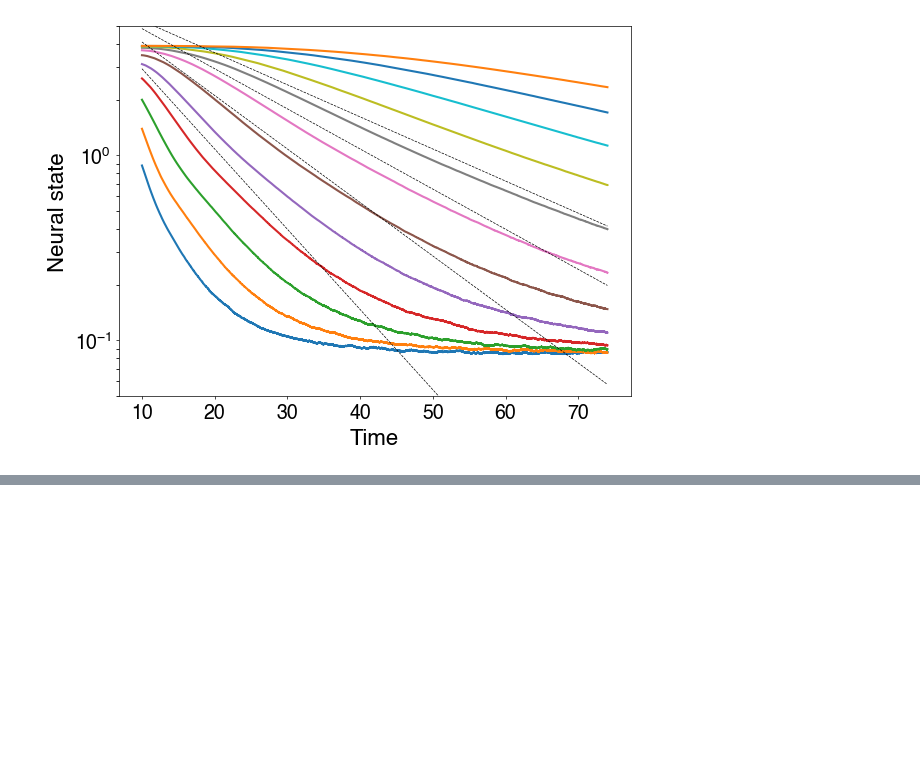
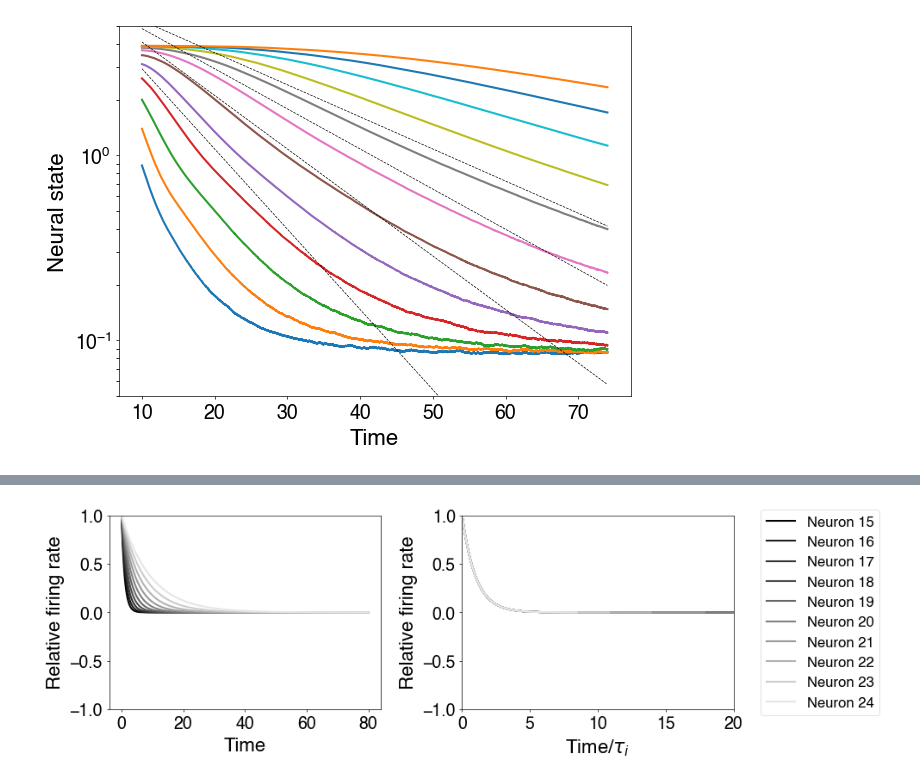
Before and after one commit to Collective-Logic-Lab/laplace-decisions, a Jupyter notebook: develop-self-sustained-translation-operator.ipynb, the cells around one changed output, grey strips where cells are left out. Saved outputs shown, nothing was run; the diff lists cells and outputs as text; code cells hidden in the pictures; blank space fills up the shorter version.

```diff
--- a/develop-self-sustained-translation-operator.ipynb
+++ b/develop-self-sustained-translation-operator.ipynb
@@ -353,0 +372,43 @@ for decay_time in [10,15,20,25]:
+# %%
+# make plot similar to above simulation plots to show exact rescaling
+
+plt.figure(figsize=(10,3))
+
+t_max = 80 #10 #80
+
+# plot rate over time for particular neurons
+plt.subplot(1,2,1)
+neuron_indices = range(n_0,n_0+10)
+times = np.linspace(0,t_max,1000)
+for neuron_index in neuron_indices:
+    name = 'Neuron {}'.format(neuron_index)
+    plt.plot(times,desiredRates(neuron_index,times),label=name,
+             color=str((neuron_index-n_0)/10))
+leg = plt.legend(loc=(2.4,-0.03))
+plt.xlabel('Time')
+plt.ylabel('Relative firing rate')
+plt.axis(ymin=-1,ymax=1)
+plt.subplots_adjust(left=0.15,right=0.95)
+defaultFigure.makePretty(leg=leg)
+#plt.savefig('231018_firing_rate_vs_time.pdf')
+
+# plot rate over time for particular neurons, rescaled in time
+plt.subplot(1,2,2)
+neuron_indices = range(n_0,n_0+10)
+for neuron_index in neuron_indices:
+    name = 'Neuron {}'.format(neuron_index)
+    tau = np.exp((neuron_index-n_0)*delta_z)
+    plt.plot(times/tau,desiredRates(neuron_index,times),label=name,
+             color=str((neuron_index-n_0)/10))
+#leg = plt.legend()
+plt.xlabel('Time/$\\tau_i$')
+plt.ylabel('Relative firing rate')
+plt.axis(ymin=-1,ymax=1,xmin=1e-10,xmax=20)
+plt.subplots_adjust(left=0.15,right=0.95)
+defaultFigure.makePretty(leg=leg)
+#plt.yscale('log')
+
+plt.subplots_adjust(wspace=0.3,bottom=0.2,top=0.95,left=0.1,right=0.825)
+#plt.savefig('231215_firing_rate_vs_time.pdf')
+# %% [output]
+[figure, added]
```
Also changed, not shown: parts of 5 cells of this notebook, 1 other file.
